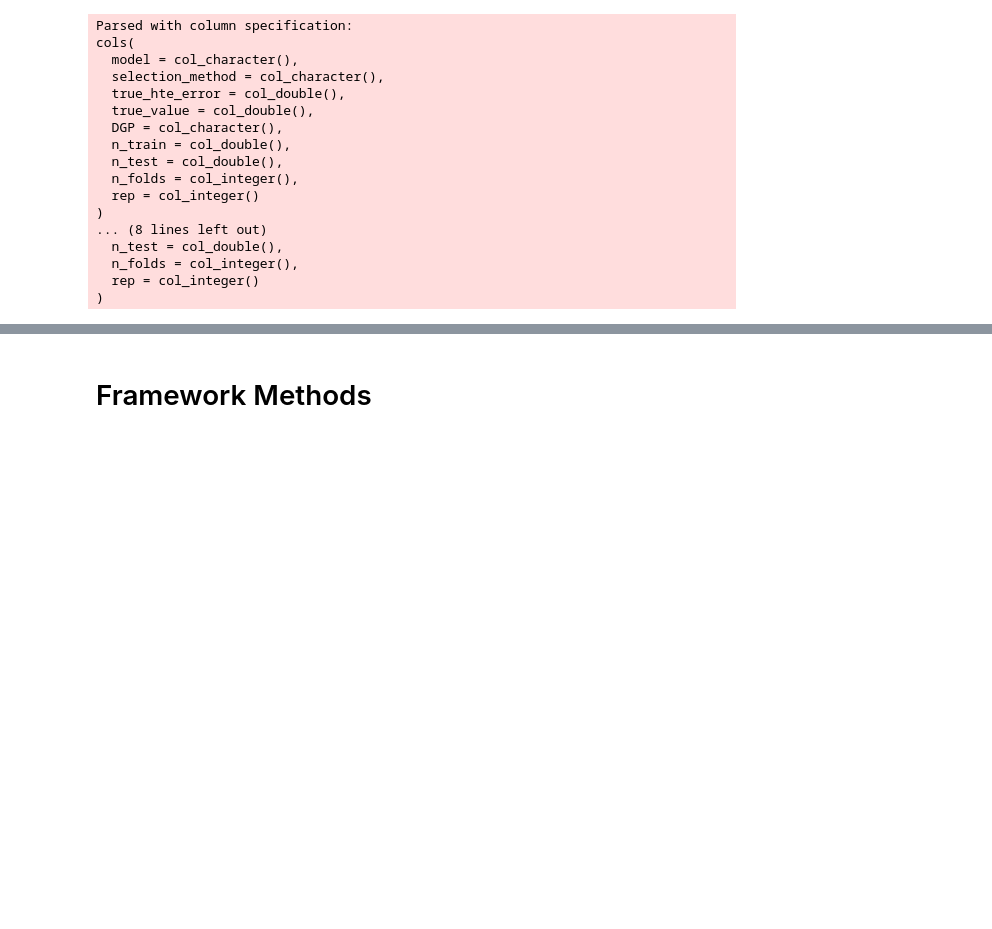
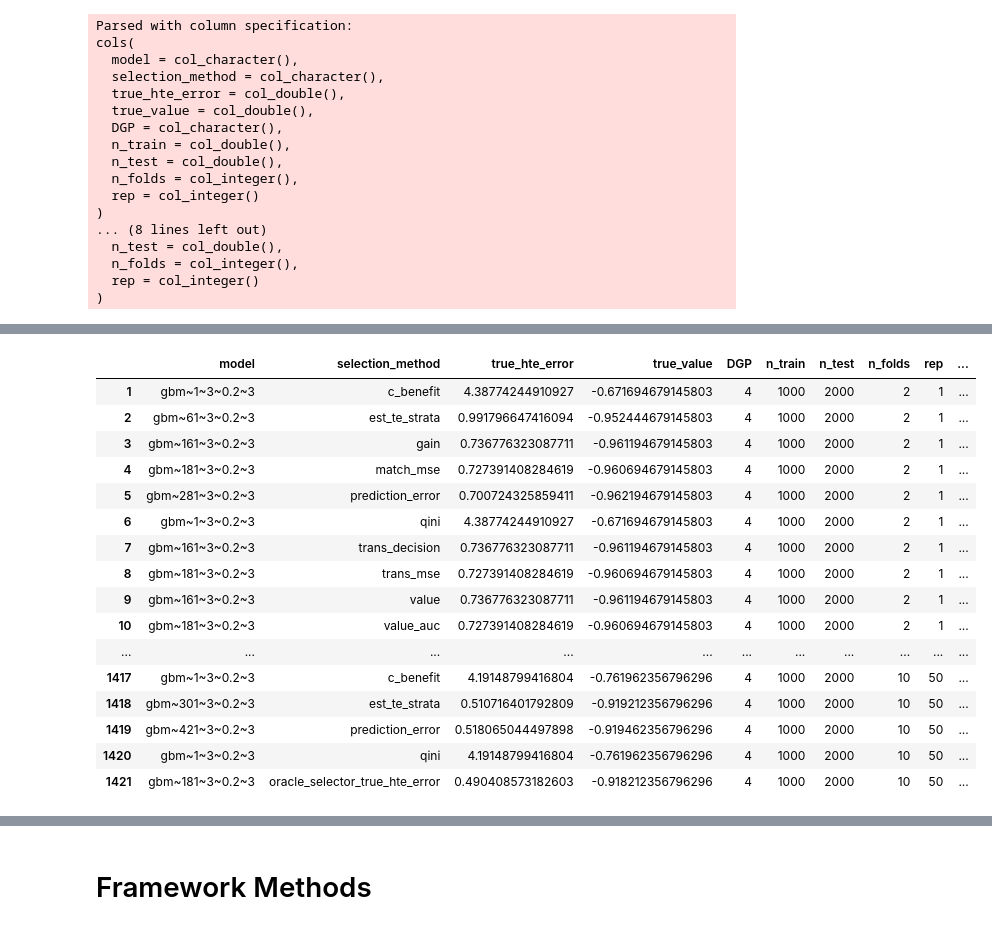
Before and after one commit to som-shahlab/ITE-model-selection, a Jupyter notebook: analyze-experiments.ipynb, the cells around one changed output, grey strips where cells are left out. Cells and saved outputs as stored; diff of their text form; code cells hidden in the pictures; blank space fills up the shorter version.

```diff
--- a/analyze-experiments.ipynb
+++ b/analyze-experiments.ipynb
@@ -43,3 +31,11 @@ oracle_error = function(error, method, oracle_name) {
+# %%
+rel_tmse = function(error, method) {
+    return(error/(error[method=="oracle_selector_true_hte_error"]))
+}
+
+rel_cost = function(error, method) {
+    return((error - error[method=="oracle"])/(error[method=="oracle_selector_true_value"] - error[method=="oracle"]))
+}
 # %%
 all_methods = results %>% pull(selection_method) %>% unique
 method_types = list(
@@ -107 +107,4 @@ rel_results = results %>%
     mutate(selection_method = factor(selection_method, levels=names(method_renames)))
+# %%
+rel_results %>% filter(is.nan(rel_true_value)|rel_true_value < 0) %>% data.frame
+# %% [output]
@@ -107,0 +114,17 @@ rel_results = results %>%
+|  | model | selection_method | true_hte_error | true_value | DGP | n_train | n_test | n_folds | rep | ... |
+| 1 | gbm~1~3~0.2~3 | c_benefit | 4.38774244910927 | -0.671694679145803 | 4 | 1000 | 2000 | 2 | 1 | ... |
+| 2 | gbm~61~3~0.2~3 | est_te_strata | 0.991796647416094 | -0.952444679145803 | 4 | 1000 | 2000 | 2 | 1 | ... |
+| 3 | gbm~161~3~0.2~3 | gain | 0.736776323087711 | -0.961194679145803 | 4 | 1000 | 2000 | 2 | 1 | ... |
+| 4 | gbm~181~3~0.2~3 | match_mse | 0.727391408284619 | -0.960694679145803 | 4 | 1000 | 2000 | 2 | 1 | ... |
+| 5 | gbm~281~3~0.2~3 | prediction_error | 0.700724325859411 | -0.962194679145803 | 4 | 1000 | 2000 | 2 | 1 | ... |
+| 6 | gbm~1~3~0.2~3 | qini | 4.38774244910927 | -0.671694679145803 | 4 | 1000 | 2000 | 2 | 1 | ... |
+| 7 | gbm~161~3~0.2~3 | trans_decision | 0.736776323087711 | -0.961194679145803 | 4 | 1000 | 2000 | 2 | 1 | ... |
+| 8 | gbm~181~3~0.2~3 | trans_mse | 0.727391408284619 | -0.960694679145803 | 4 | 1000 | 2000 | 2 | 1 | ... |
+| 9 | gbm~161~3~0.2~3 | value | 0.736776323087711 | -0.961194679145803 | 4 | 1000 | 2000 | 2 | 1 | ... |
+| 10 | gbm~181~3~0.2~3 | value_auc | 0.727391408284619 | -0.960694679145803 | 4 | 1000 | 2000 | 2 | 1 | ... |
+| ... | ... | ... | ... | ... | ... | ... | ... | ... | ... | ... |
+| 1417 | gbm~1~3~0.2~3 | c_benefit | 4.19148799416804 | -0.761962356796296 | 4 | 1000 | 2000 | 10 | 50 | ... |
+| 1418 | gbm~301~3~0.2~3 | est_te_strata | 0.510716401792809 | -0.919212356796296 | 4 | 1000 | 2000 | 10 | 50 | ... |
+| 1419 | gbm~421~3~0.2~3 | prediction_error | 0.518065044497898 | -0.919462356796296 | 4 | 1000 | 2000 | 10 | 50 | ... |
+| 1420 | gbm~1~3~0.2~3 | qini | 4.19148799416804 | -0.761962356796296 | 4 | 1000 | 2000 | 10 | 50 | ... |
+| 1421 | gbm~181~3~0.2~3 | oracle_selector_true_hte_error | 0.490408573182603 | -0.918212356796296 | 4 | 1000 | 2000 | 10 | 50 | ... |
```
Also changed, not shown: parts of 16 cells of this notebook, 2 other files.
